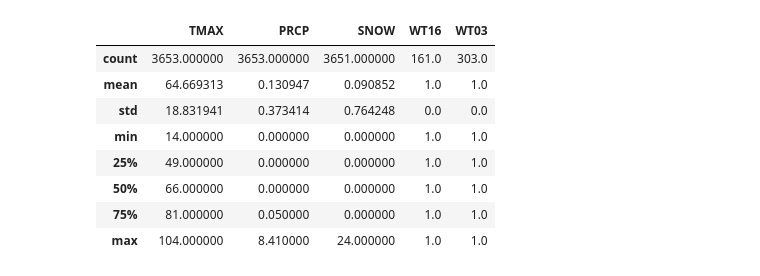
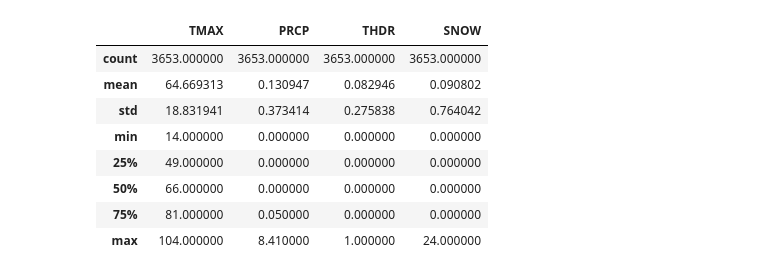
Before and after one commit to forgottenecho/weather-sonification, a Jupyter notebook: weather_to_midi.ipynb, the cells around one changed output. Cells and saved outputs as stored; diff of their text form; code cells hidden in the pictures.

```diff
--- a/weather_to_midi.ipynb
+++ b/weather_to_midi.ipynb
@@ -4,16 +4,26 @@ import pandas
 import matplotlib.pyplot as plt
 # %%
 # load up the data
-data = pandas.read_csv('weather_data.csv')
+nj_data = pandas.read_csv('nj_weather_data.csv')
+la_data = pandas.read_csv('la_weather_data.csv')
+# %%
+# more convenient column names
+nj_data.rename(columns={'WT03':'THDR'}, inplace=True)
+la_data.rename(columns={'WT03':'THDR'}, inplace=True)
+
+# some datavalues are unrecored, replace the NaN with a 0
+nj_data.fillna(0, inplace=True)
+la_data.fillna(0, inplace=True)
 # %%
-data[['TMAX','PRCP','SNOW','WT16','WT03']].describe()
+# general statistics on our NJ variables
+nj_data[['TMAX','PRCP','THDR','SNOW']].describe()
 # %% [output]
-|  | TMAX | PRCP | SNOW | WT16 | WT03 |
-| count | 3653.000000 | 3653.000000 | 3651.000000 | 161.0 | 303.0 |
-| mean | 64.669313 | 0.130947 | 0.090852 | 1.0 | 1.0 |
-| std | 18.831941 | 0.373414 | 0.764248 | 0.0 | 0.0 |
-| min | 14.000000 | 0.000000 | 0.000000 | 1.0 | 1.0 |
-| 25% | 49.000000 | 0.000000 | 0.000000 | 1.0 | 1.0 |
-| 50% | 66.000000 | 0.000000 | 0.000000 | 1.0 | 1.0 |
-| 75% | 81.000000 | 0.050000 | 0.000000 | 1.0 | 1.0 |
-| max | 104.000000 | 8.410000 | 24.000000 | 1.0 | 1.0 |
+|  | TMAX | PRCP | THDR | SNOW |
+| count | 3653.000000 | 3653.000000 | 3653.000000 | 3653.000000 |
+| mean | 64.669313 | 0.130947 | 0.082946 | 0.090802 |
+| std | 18.831941 | 0.373414 | 0.275838 | 0.764042 |
+| min | 14.000000 | 0.000000 | 0.000000 | 0.000000 |
+| 25% | 49.000000 | 0.000000 | 0.000000 | 0.000000 |
+| 50% | 66.000000 | 0.000000 | 0.000000 | 0.000000 |
+| 75% | 81.000000 | 0.050000 | 0.000000 | 0.000000 |
+| max | 104.000000 | 8.410000 | 1.000000 | 24.000000 |
```
Also changed, not shown: parts of 2 cells of this notebook, 3 other files.
